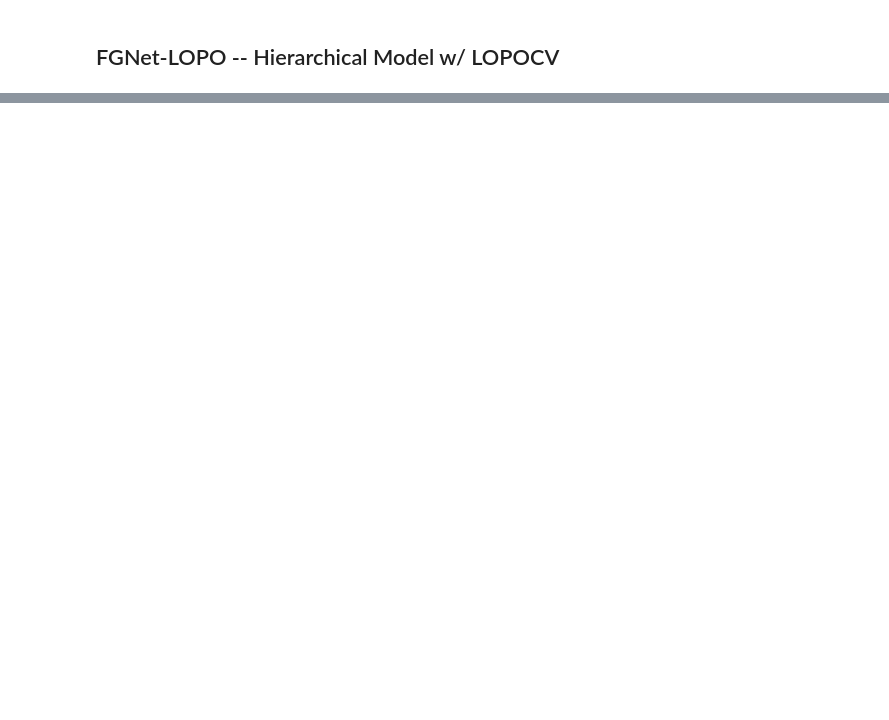
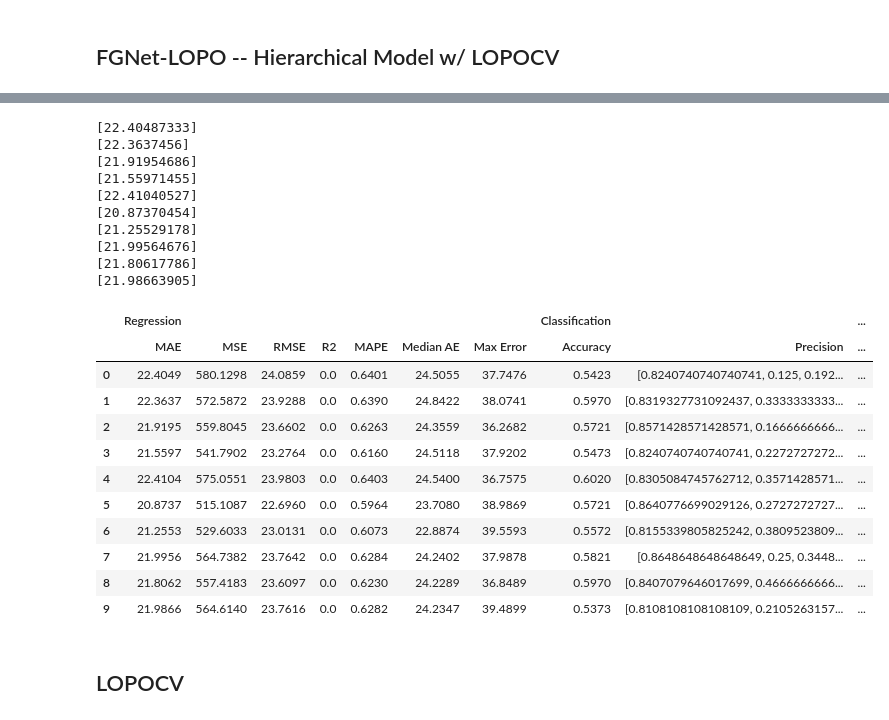
Before and after one commit to michael-suggs/py-FGNET, a Jupyter notebook: arsh_model_validation.ipynb, the cells around one changed output, grey strips where cells are left out. Cells and saved outputs as stored; diff of their text form; code cells hidden in the pictures; blank space fills up the shorter version.

Commit message:
Finished LOPOCV.

```diff
--- a/arsh_model_validation.ipynb
+++ b/arsh_model_validation.ipynb
@@ -351,0 +332,80 @@ df_reg2.describe().drop("count")
+# %%
+model_metrics = {}
+
+for i in range(10):
+    model_metrics[i] = {
+        "clf_true": [],
+        "clf_pred": [],
+        "reg_true": [],
+        "reg_pred": [],
+        "total": 0,
+        "score": 0,
+        "error": 0.
+    }
+
+    X_train, X_test, y_train, y_test = train_test_split(X, y, test_size=.2)
+
+    svm = SVC(C=1000, gamma=.01, kernel='rbf').fit(X_train, y_train['ageclass_ext'])
+    reg = [Ridge(alpha=.1),
+           make_pipeline(StandardScaler(),
+                         LinearSVR(epsilon=2.97, tol=1e-6, C=14.1)),
+           Ridge(alpha=.1), Ridge(alpha=.1), Ridge(alpha=.1),
+           Ridge(alpha=.1), Ridge(alpha=.1), Ridge(alpha=.1),
+           Ridge(alpha=.1)]
+
+    for r in range(len(reg)):
+        indices = y_train[y_train['ageclass_ext'] == r].index
+        reg[r].fit(X_train.loc[indices], y_train.loc[indices,'age'])
+
+    # reg_yng = Ridge(alpha=.1).fit(X_yng_train, y_yng_train["age"])
+    # reg_old = make_pipeline(StandardScaler(),
+    #                         LinearSVR(epsilon=2.97, tol=1e-6, C=14.1)
+    #                         ).fit(X_old_train, y_old_train["age"])
+
+    for idx in X_test.index:
+        row = X_test.loc[idx].values.reshape(1, -1)
+        ageclass_true = y_test.loc[idx, 'ageclass_ext']
+        ageclass_pred = svm.predict(row)
+
+        # if ageclass_pred not in list(y['ageclass_ext'].unique()):
+        #     raise ValueError("ageclass must be in {}".format(str(y['ageclass_ext'].unique())))
+
+        age_pred = reg[ageclass_pred[0]].predict(row)
+        # age_pred = reg_yng.predict(row) if ageclass_pred == 0 else reg_old.predict(row)
+
+        model_metrics[i]["error"] += abs(age_pred - age_true)
+        model_metrics[i]["score"] += 1 if np.round(age_pred) == age_true else 0
+        model_metrics[i]["total"] += 1
+        model_metrics[i]["clf_true"].append(ageclass_true)
+        model_metrics[i]["clf_pred"].append(ageclass_pred)
+        model_metrics[i]["reg_true"].append(age_true)
+        model_metrics[i]["reg_pred"].append(age_pred)
+
+    print(model_metrics[i]["error"] / model_metrics[i]["total"])
+
+calculate_metrics(model_metrics, multi_class=True)
+# %% [output]
+[22.40487333]
+[22.3637456]
+[21.91954686]
+[21.55971455]
+[22.41040527]
+[20.87370454]
+[21.25529178]
+[21.99564676]
+[21.80617786]
+[21.98663905]
+|  | Regression |  |  |  |  |  |  | Classification |  | ... |
+|  | MAE | MSE | RMSE | R2 | MAPE | Median AE | Max Error | Accuracy | Precision | ... |
+| 0 | 22.4049 | 580.1298 | 24.0859 | 0.0 | 0.6401 | 24.5055 | 37.7476 | 0.5423 | [0.8240740740740741, 0.125, 0.192... | ... |
+| 1 | 22.3637 | 572.5872 | 23.9288 | 0.0 | 0.6390 | 24.8422 | 38.0741 | 0.5970 | [0.8319327731092437, 0.3333333333... | ... |
+| 2 | 21.9195 | 559.8045 | 23.6602 | 0.0 | 0.6263 | 24.3559 | 36.2682 | 0.5721 | [0.8571428571428571, 0.1666666666... | ... |
+| 3 | 21.5597 | 541.7902 | 23.2764 | 0.0 | 0.6160 | 24.5118 | 37.9202 | 0.5473 | [0.8240740740740741, 0.2272727272... | ... |
+| 4 | 22.4104 | 575.0551 | 23.9803 | 0.0 | 0.6403 | 24.5400 | 36.7575 | 0.6020 | [0.8305084745762712, 0.3571428571... | ... |
+| 5 | 20.8737 | 515.1087 | 22.6960 | 0.0 | 0.5964 | 23.7080 | 38.9869 | 0.5721 | [0.8640776699029126, 0.2727272727... | ... |
+| 6 | 21.2553 | 529.6033 | 23.0131 | 0.0 | 0.6073 | 22.8874 | 39.5593 | 0.5572 | [0.8155339805825242, 0.3809523809... | ... |
+| 7 | 21.9956 | 564.7382 | 23.7642 | 0.0 | 0.6284 | 24.2402 | 37.9878 | 0.5821 | [0.8648648648648649, 0.25, 0.3448... | ... |
+| 8 | 21.8062 | 557.4183 | 23.6097 | 0.0 | 0.6230 | 24.2289 | 36.8489 | 0.5970 | [0.8407079646017699, 0.4666666666... | ... |
+| 9 | 21.9866 | 564.6140 | 23.7616 | 0.0 | 0.6282 | 24.2347 | 39.4899 | 0.5373 | [0.8108108108108109, 0.2105263157... | ... |
+# %% [markdown]
+## LOPOCV
```
Also changed, not shown: parts of 17 cells of this notebook, 2 other files.
